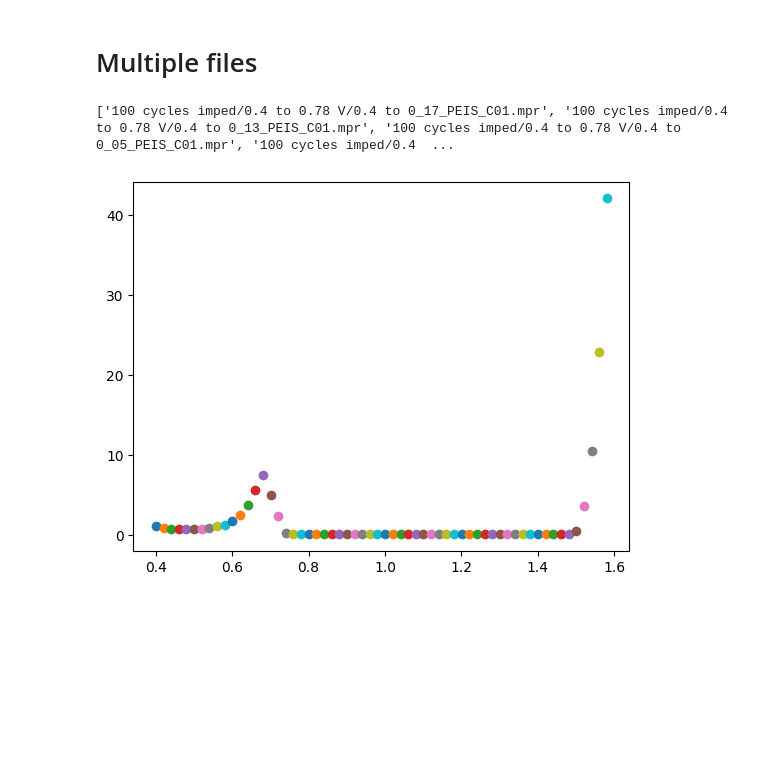
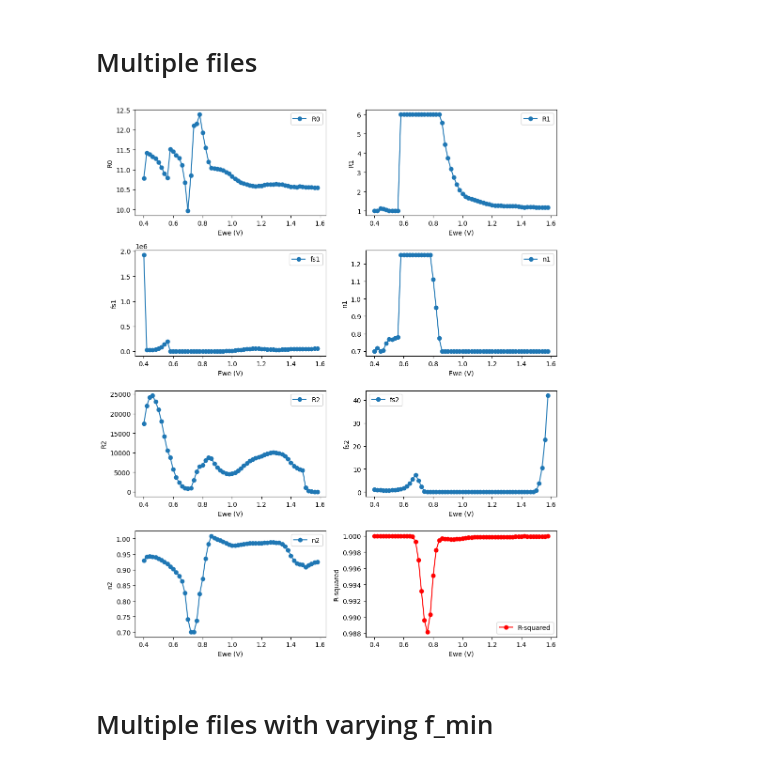
Before and after one commit to raulgarciadiez/EIS_HIROF, a Jupyter notebook: test_classes_EIS.ipynb, the cells around one changed output. Cells and saved outputs as stored; diff of their text form; code cells hidden in the pictures; blank space fills up the shorter version.

```diff
--- a/test_classes_EIS.ipynb
+++ b/test_classes_EIS.ipynb
@@ -50,20 +50,11 @@ R-RC-RC-CPE Parameters: [6.61626595e+00 5.00000000e+00 4.35443879e+01 1.50000000
 R-squared:0.146525
 # %% [markdown]
 # Multiple files
-# %%
-
-
-# Example usage:
-root_folder = "100 cycles imped"
-extension = ".mpr"
-mpr_files = find_files(root_folder, extension)#.sort(reverse=True)
-#mpr_files.sort(reverse=True)
-print (mpr_files)
-# %% [output]
-['100 cycles imped/0.4 to 0.78 V/0.4 to 0_17_PEIS_C01.mpr', '100 cycles imped/0.4 to 0.78 V/0.4 to 0_13_PEIS_C01.mpr', '100 cycles imped/0.4 to 0.78 V/0.4 to 0_05_PEIS_C01.mpr', '100 cycles imped/0.4  ...
 # %%
 from classes_EIS import DataHandler, RRCRCModel,RRCRCCPEModel, FitManager,FitQuality, find_files
 import matplotlib.pyplot as plt
+import numpy as np
+
 
 root_folder = "100 cycles imped"
 extension = ".mpr"
@@ -89,19 +80,53 @@ bounds = (
 rrcrccpe_model = RRCRCCPEModel(initial_guess, bounds)
 
 f_min = 4; f_max = 1e6
-
-data_handlers = [DataHandler(mpr_file) for mpr_file in mpr_files]
-fit_manager = FitManager(data_handlers[0])
-
-#fit_manager.fit_multiple_files(rrcrccpe_model, data_handlers, fmin=f_min, fmax=f_max)
-
-
+all_fitted_params = []
+all_Ewe = []
+all_fit_quality = []
 for data_handler in [DataHandler(mpr_file) for mpr_file in mpr_files]:
     Ewe = data_handler.Ewe
     fit_manager = FitManager(data_handler)
     model, covariance, fit_quality = fit_manager.fit_model(rrcrccpe_model, fmin=f_min, fmax=f_max)
 
-    plt.scatter(Ewe,model.params[5])
-    #plt.scatter(Ewe,fit_quality)
+    all_fitted_params.append(model.params)
+    all_Ewe.append(Ewe)
+    all_fit_quality.append(fit_quality)
-# %% [output]
-[figure, removed]
+# %%
+all_fitted_params = np.array(all_fitted_params)
+all_Ewe = np.array(all_Ewe)
+all_fit_quality = np.array(all_fit_quality)
+
+# Determine the number of subplots: one for each parameter + one for fit quality
+param_names = model.param_names  # Use the parameter names from the model class
+num_params = all_fitted_params.shape[1]
+total_plots = num_params + 1  # Parameters + fit quality plot
+
+# Dynamically arrange the subplots based on the number of parameters
+n_cols = 2 if total_plots > 3 else 1  # 2 columns if there are more than 3 plots
+n_rows = (total_plots + n_cols - 1) // n_cols  # Calculate required rows
+
+fig, axs = plt.subplots(n_rows, n_cols, figsize=(10, 3 * n_rows))
+
+# Flatten axs for easier indexing, even if it's a 2D array
+axs = axs.flatten() if total_plots > 1 else [axs]
+
+# Plot the parameters against Ewe, using the names from the model class
+for i in range(num_params):
+    axs[i].plot(all_Ewe, all_fitted_params[:, i], 'o-', label=param_names[i])
+    axs[i].set_xlabel('Ewe (V)')
+    axs[i].set_ylabel(param_names[i])
+    axs[i].legend()
+
+# Plot the fit quality (e.g., R-squared) on the last subplot
+axs[num_params].plot(all_Ewe, all_fit_quality, 'o-', color='red', label='R-squared')
+axs[num_params].set_xlabel('Ewe (V)')
+axs[num_params].set_ylabel('R-squared')
+axs[num_params].legend()
+
+# Ensure the layout is tidy and plots are not overlapping
+plt.tight_layout()
+plt.show()
+# %% [output]
+[figure, added]
+# %% [markdown]
+# Multiple files with varying f_min
```
Also changed, not shown: parts of 5 cells of this notebook, 1 other file.
